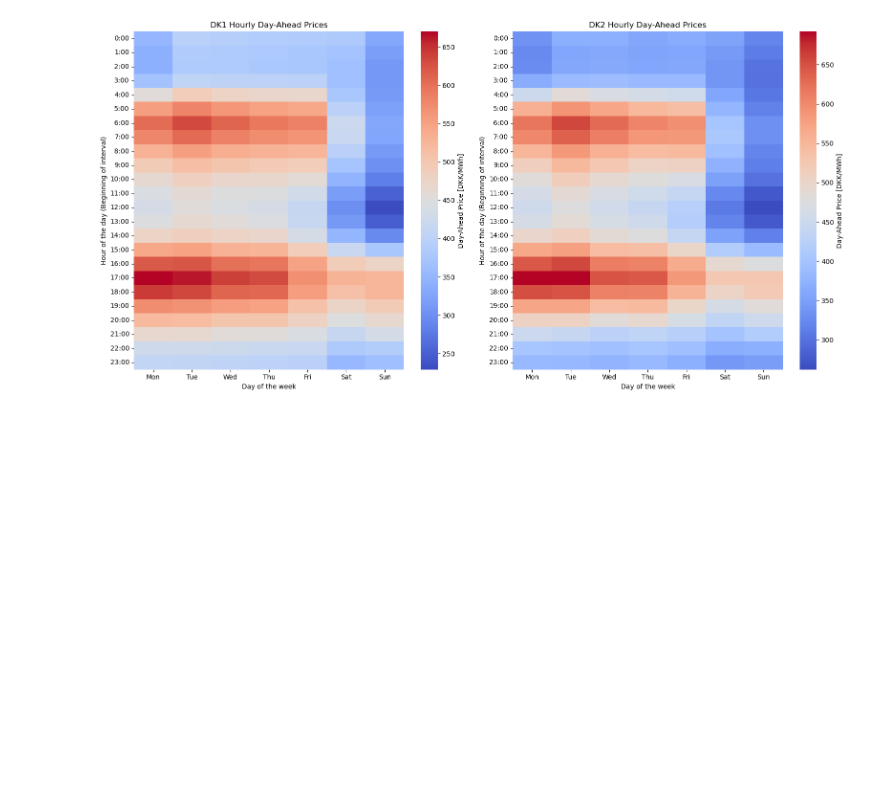
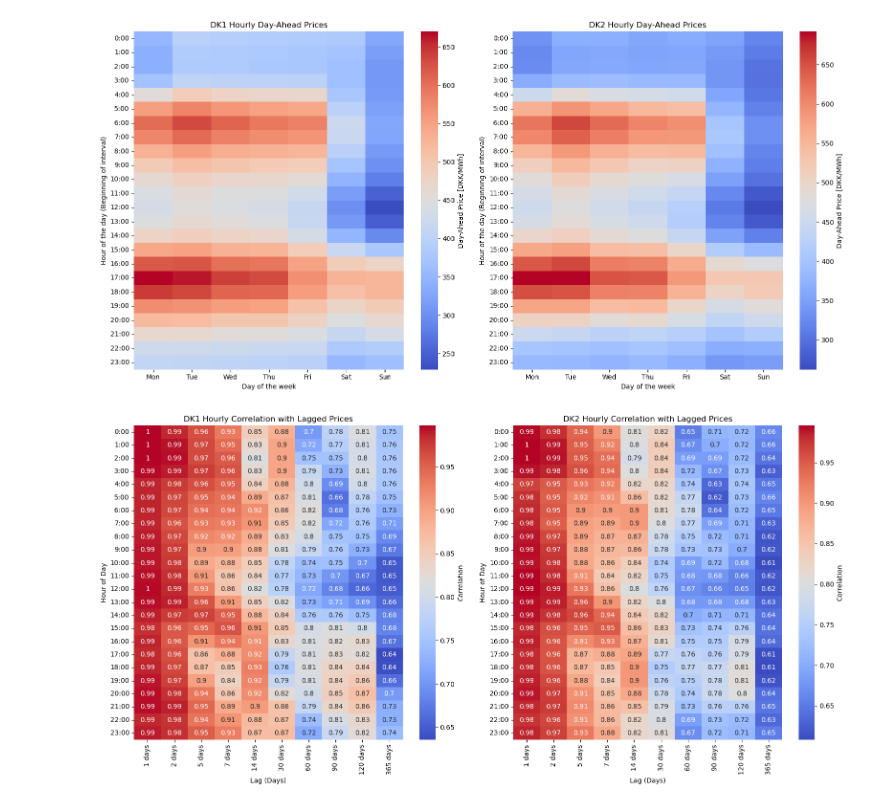
Before and after one commit to peterravn/Seminar-Adv-Finance, a Jupyter notebook: 3.1 Data Analysis/Data Analysis (v02JHK).ipynb, the cells around one changed output. Drawn from its saved outputs; the diff is of its cells as text; code cells hidden in the pictures; blank space fills up the shorter version.

Commit message:
Commit heatmap

```diff
--- a/3.1 Data Analysis/Data Analysis (v02JHK).ipynb
+++ b/3.1 Data Analysis/Data Analysis (v02JHK).ipynb
@@ -51,3 +51,68 @@ plt.tight_layout()
 plt.show()
 # %% [output]
 [figure]
+# %%
+import numpy as np
+import pandas as pd
+import seaborn as sns
+import matplotlib.pyplot as plt
+
+# Convert the DATE column to datetime format
+data['DATE'] = pd.to_datetime(data['DATE'])
+
+# Extract the hour of the day
+data['hour'] = data['DATE'].dt.hour
+
+# List of lags (in days)
+lags = [1, 2, 5, 7, 14, 30, 60, 90, 120 , 365]  # Days: 1-5, 1 week (7 days), 1 month (30 days), 1 year (365 days)
+
+# Prepare an empty DataFrame for correlation values
+correlation_dk1 = pd.DataFrame(index=range(24), columns=[f'Lag {lag} days' for lag in lags])
+
+# Calculate the correlation for DK1 spot prices at each hour for different lags
+for lag in lags:
+    data[f'DK1_spot_lag_{lag}'] = data['DK1_spot'].shift(lag)  # Create lagged values
+
+    for hour in range(24):
+        # Filter data by hour and calculate correlation with lagged values
+        hour_data = data[data['hour'] == hour]
+        correlation_dk1.loc[hour, f'Lag {lag} days'] = hour_data['DK1_spot'].corr(hour_data[f'DK1_spot_lag_{lag}'])
+
+# Prepare an empty DataFrame for DK2 correlation values
+correlation_dk2 = pd.DataFrame(index=range(24), columns=[f'Lag {lag} days' for lag in lags])
+
+# Calculate the correlation for DK2 spot prices at each hour for different lags
+for lag in lags:
+    data[f'DK2_spot_lag_{lag}'] = data['DK2_spot'].shift(lag)  # Create lagged values
+
+    for hour in range(24):
+        # Filter data by hour and calculate correlation with lagged values
+        hour_data = data[data['hour'] == hour]
+        correlation_dk2.loc[hour, f'Lag {lag} days'] = hour_data['DK2_spot'].corr(hour_data[f'DK2_spot_lag_{lag}'])
+
+# Ensure the data is numeric and replace NaNs with 0 (or other value if appropriate)
+correlation_dk1 = correlation_dk1.apply(pd.to_numeric, errors='coerce').fillna(0)
+correlation_dk2 = correlation_dk2.apply(pd.to_numeric, errors='coerce').fillna(0)
+
+# Plot the heatmaps
+fig, ax = plt.subplots(1, 2, figsize=(16, 8))
+
+# Plot the heatmap for DK1 correlations
+sns.heatmap(correlation_dk1, ax=ax[0], cmap='coolwarm', cbar_kws={'label': 'Correlation'},
+            xticklabels=[f'{lag} days' for lag in lags], yticklabels=[f'{i}:00' for i in range(24)], annot=True)
+ax[0].set_title('DK1 Hourly Correlation with Lagged Prices')
+ax[0].set_xlabel('Lag (Days)')
+ax[0].set_ylabel('Hour of Day')
+
+# Plot the heatmap for DK2 correlations
+sns.heatmap(correlation_dk2, ax=ax[1], cmap='coolwarm', cbar_kws={'label': 'Correlation'},
+            xticklabels=[f'{lag} days' for lag in lags], yticklabels=[f'{i}:00' for i in range(24)], annot=True)
+ax[1].set_title('DK2 Hourly Correlation with Lagged Prices')
+ax[1].set_xlabel('Lag (Days)')
+ax[1].set_ylabel('Hour of Day')
+
+# Show the plot
+plt.tight_layout()
+plt.show()
+# %% [output]
+[figure, added]
```
